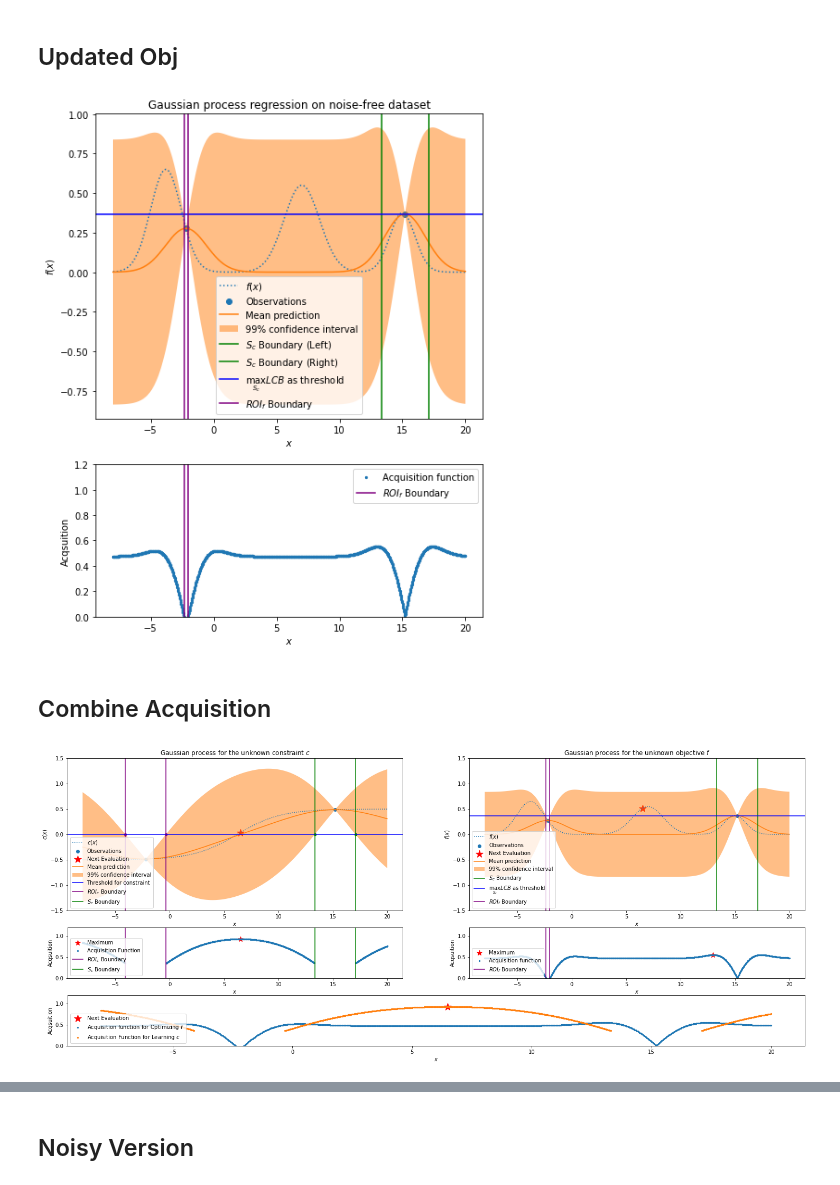
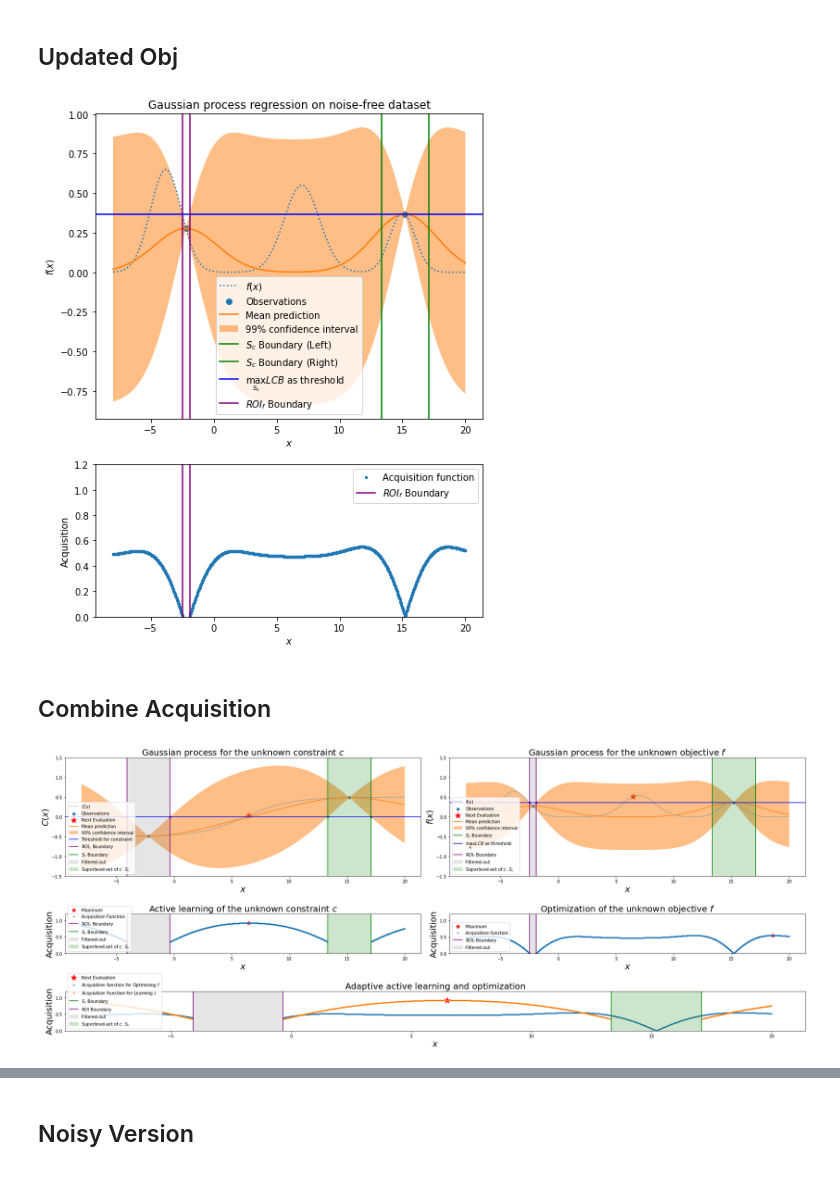
Before and after one commit to SchroDeCat/ConstrainedBO, a Jupyter notebook: visualize_cbo_noisy_targets.ipynb, the cells around one changed output, grey strips where cells are left out. Cells and saved outputs as stored; diff of their text form; code cells hidden in the pictures.

```diff
--- a/visualize_cbo_noisy_targets.ipynb
+++ b/visualize_cbo_noisy_targets.ipynb
@@ -255,11 +255,11 @@ plt.axvline(x = X[ucb_f_idx[0]], color = 'purple')
 plt.axvline(x = X[ucb_f_idx[1]], color = 'purple', label=r"$ROI_f$ Boundary")
 plt.ylim(0, 1.2)
 plt.xlabel("$x$")
-plt.ylabel("Acqsuition")
+plt.ylabel("Acquisition")
 plt.legend()
-plt.savefig('EG1D_C.png')
+plt.savefig('EG1D_F.png')
 # %% [output]
-[figure, old version]
+[figure, new version]
 # %% [markdown]
 ## Combine Acquisition
 # %%
@@ -274,7 +274,7 @@ fig = plt.figure(figsize=[25, 10])
 gs = fig.add_gridspec(3, 2, height_ratios=[3, 1, 1])
 
 plt.subplot(gs[0,0])
-plt.plot(X, yc, label=r"$c(x)$", linestyle="dotted")
+plt.plot(X, yc, label=r"$C(x)$", linestyle="dotted")
 plt.scatter(X_train, c_train, label="Observations")
 plt.scatter(X[next_idx], yc[next_idx], s=200, c='red', marker='*', label="Next Evaluation")
 plt.plot(X, mean_prediction_c, label="Mean prediction")
@@ -288,17 +288,20 @@ plt.fill_between(
 plt.axhline(y = 0, color = 'blue', linestyle = '-', label='Threshold for constraint')
 plt.axvline(x = X[ucb_c_idx[0]], color = 'purple')
 plt.scatter(X[ucb_c_idx[0]], 0, s=20, color = 'purple',)
-plt.axvline(x = X[ucb_c_idx[1]], color = 'purple', label=r'$ROI_c$ Boundary')
+plt.axvline(x = X[ucb_c_idx[1]], color = 'purple', label=r'$ROI_C$ Boundary')
 plt.scatter(X[ucb_c_idx[1]], 0, s=20, color = 'purple')
 plt.axvline(x = X[lcb_c_idx[0]], color = 'green')
 plt.scatter(X[lcb_c_idx[0]], 0, s=20, color = 'green',)
-plt.axvline(x = X[lcb_c_idx[1]], color = 'green',  label=r'$S_c$ Boundary')
+plt.axvline(x = X[lcb_c_idx[1]], color = 'green',  label=r'$S_C$ Boundary')
 plt.scatter(X[lcb_c_idx[1]], 0, s=20, color = 'green')
 
+plt.axvspan(X[ucb_c_idx[1]], X[ucb_c_idx[0]], alpha=0.2, color='gray', label='Filtered-out')
+plt.axvspan(X[lcb_c_idx[1]], X[lcb_c_idx[0]], alpha=0.2, color='green', label='Superlevel-set of $c$: $S_c$')
+
 plt.legend(loc='lower left')
-plt.xlabel("$x$")
-plt.ylabel("$c(x)$")
-_ = plt.title(r"Gaussian process for the unknown constraint $c$")
+plt.xlabel("$x$", fontsize=20)
+plt.ylabel("$C(x)$", fontsize=20)
+_ = plt.title(r"Gaussian process for the unknown constraint $C$", fontsize=20)
 plt.ylim(-1.5, 1.5)
 
 # plt.subplot(3,2,2)
@@ -316,57 +319,77 @@ plt.fill_between(
 )
 # label = r'$S_c$ Boundary'
 plt.axvline(x = sci_lb, color = 'green', )
-plt.axvline(x = sci_rb, color = 'green',  label=r'$S_c$ Boundary')
-plt.axhline(y = lcb_max, color = 'blue', linestyle = '-', label=r'$\max_{S_c}{LCB}$ as threshold')
+plt.axvline(x = sci_rb, color = 'green',  label=r'$S_C$ Boundary')
+plt.axhline(y = lcb_max, color = 'blue', linestyle = '-', label=r'$\max_{S_C}{LCB}$ as threshold')
 
 #label = r'ROI_F Boundary"
+plt.scatter(X[ucb_f_idx[0]], lcb_max, s=20, color = 'purple',)
+plt.scatter(X[ucb_f_idx[1]], lcb_max, s=20, color = 'purple',)
 plt.axvline(x = X[ucb_f_idx[0]], color = 'purple')
 plt.axvline(x = X[ucb_f_idx[1]], color = 'purple', label=r"$ROI_f$ Boundary")
 
+plt.axvspan(X[ucb_f_idx[1]], X[ucb_f_idx[0]], alpha=0.2, color='gray', label='Filtered-out')
+plt.axvspan(X[lcb_c_idx[1]], X[lcb_c_idx[0]], alpha=0.2, color='green', label='Superlevel-set of $c$: $S_c$')
+
 plt.legend(loc='lower left')
-plt.xlabel("$x$")
-plt.ylabel("$f(x)$")
+plt.xlabel("$x$", fontsize=20)
+plt.ylabel("$f(x)$", fontsize=20)
 plt.ylim(-1.5, 1.5)
-_ = plt.title(r"Gaussian process for the unknown objective $f$")
+_ = plt.title(r"Gaussian process for the unknown objective $f$", fontsize=20)
 
 
 # plt.subplot(3,2,3)
 plt.subplot(gs[1,0])
 acqc_argmax = acq_c.argmax()
 plt.scatter(X[acqc_argmax], acq_c[acqc_argmax], s=100, c='red', marker='*', label="Maximum")
 plt.scatter(X[acq_c_filter], acq_c[acq_c_filter], label="Acquisition Function", s=5)
 plt.ylim(0, 1.2)
-plt.xlabel("$x$")
-plt.ylabel("Acqsuition")
+plt.xlabel("$x$", fontsize=20)
+plt.ylabel("Acquisition", fontsize=20)
 plt.axvline(x = X[ucb_c_idx[0]], color = 'purple')
-plt.axvline(x = X[ucb_c_idx[1]], color = 'purple', label=r'$ROI_c$ Boundary')
+plt.axvline(x = X[ucb_c_idx[1]], color = 'purple', label=r'$ROI_C$ Boundary')
 plt.axvline(x = X[lcb_c_idx[0]], color = 'green')
-plt.axvline(x = X[lcb_c_idx[1]], color = 'green', label=r'$S_c$ Boundary')
+plt.axvline(x = X[lcb_c_idx[1]], color = 'green', label=r'$S_C$ Boundary')
+plt.axvspan(X[ucb_c_idx[1]], X[ucb_c_idx[0]], alpha=0.2, color='gray', label='Filtered-out')
+plt.axvspan(X[lcb_c_idx[1]], X[lcb_c_idx[0]], alpha=0.2, color='green', label='Superlevel-set of $c$: $S_c$')
 plt.legend(loc='lower left')
+_ = plt.title(r"Active learning of the unknown constraint $C$", fontsize=20)
 
 # plt.subplot(3,2,4)
 plt.subplot(gs[1,1])
 acqf_argmax = acq_f.argmax()
 plt.scatter(X[acqf_argmax], acq_f[acqf_argmax], s=100, c='red', marker='*', label="Maximum")
 plt.scatter(X, acq_f, label="Acquisition function", s=5)
 plt.axvline(x = X[ucb_f_idx[0]], color = 'purple')
 plt.axvline(x = X[ucb_f_idx[1]], color = 'purple', label=r"$ROI_f$ Boundary")
+plt.axvspan(X[ucb_f_idx[1]], X[ucb_f_idx[0]], alpha=0.2, color='gray', label='Filtered-out')
 plt.ylim(0, 1.2)
-plt.xlabel("$x$")
-plt.ylabel("Acqsuition")
+plt.xlabel("$x$", fontsize=20)
+plt.ylabel("Acquisition", fontsize=20)
 plt.legend(loc='lower left')
+_ = plt.title(r"Optimization of the unknown objective $f$", fontsize=20)
 
 plt.subplot(gs[2,:])
 plt.scatter(X[next_idx], acq_c[next_idx], s=200, c='red', marker='*', label="Next Evaluation")
-plt.scatter(X, acq_f, label=r"Acquisition function for Optimizing $f$", s=5)
-plt.scatter(X[acq_c_filter], acq_c[acq_c_filter], label=r"Acquisition Function for Learning $c$", s=5)
+plt.scatter(X[acq_c_filter_ucb], acq_f[acq_c_filter_ucb], label=r"Acquisition function for Optimizing $f$", s=5)
+plt.scatter(X[acq_c_filter], acq_c[acq_c_filter], label=r"Acquisition Function for Learning $C$", s=5)
 plt.ylim(0, 1.2)
-plt.xlabel("$x$")
-plt.ylabel("Acqsuition")
+plt.axvline(x = sci_lb, color = 'green', )
+plt.axvline(x = sci_rb, color = 'green',  label=r'$S_C$ Boundary')
+plt.axvline(x = X[ucb_c_idx[0]], color = 'purple')
+plt.axvline(x = X[ucb_c_idx[1]], color = 'purple', label=r'$ROI$ Boundary')
+plt.axvspan(X[ucb_c_idx[1]], X[ucb_c_idx[0]], alpha=0.2, color='gray', label='Filtered-out')
+plt.axvspan(X[lcb_c_idx[1]], X[lcb_c_idx[0]], alpha=0.2, color='green', label='Superlevel-set of $c$: $S_c$')
+
+plt.xlabel("$x$", fontsize=20)
+plt.ylabel("Acquisition", fontsize=20)
 plt.legend(loc='lower left')
+_ = plt.title(r"Adaptive active learning and optimization", fontsize=20)
+
+plt.tight_layout()
 plt.savefig('EG1d.pdf')
 # %% [output]
-[figure, old version]
+[figure, new version]
 # %%
 ucb_idx = np.argsort(np.abs(ucb))[:2]
 lcb_idx = np.argsort(np.abs(lcb))[:2]
```
Also changed, not shown: parts of 8 cells of this notebook.
